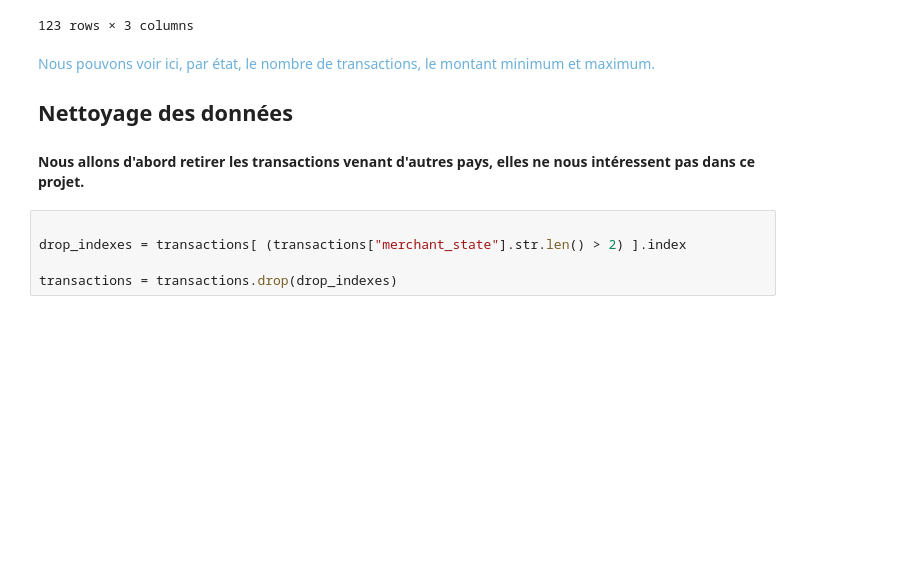
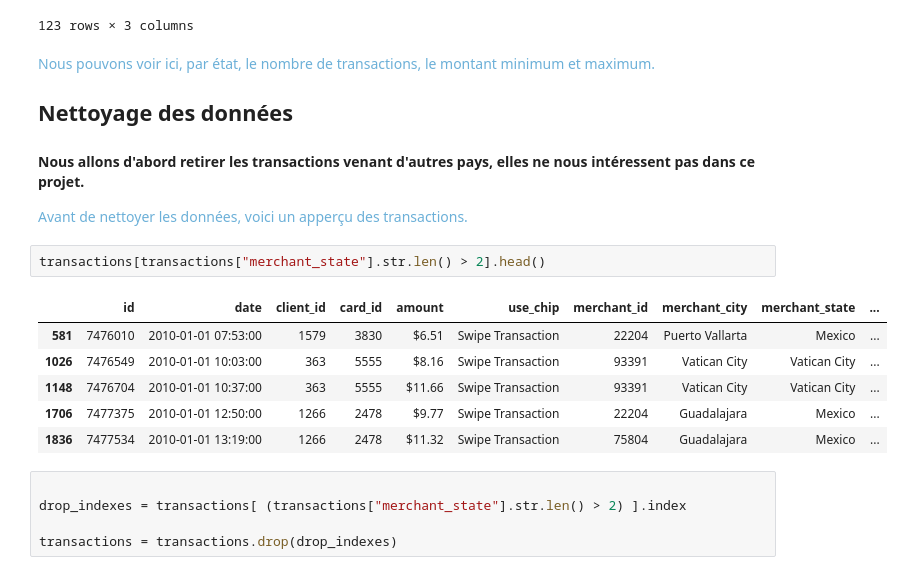
Before and after one commit to etu47734/Projet-Data-Analytics, a Jupyter notebook: init.ipynb, the cells around one changed output. Drawn from its saved outputs; the diff is of its cells as text; blank space fills up the shorter version.

```diff
--- a/init.ipynb
+++ b/init.ipynb
@@ -129,6 +131,17 @@ transactions.groupby(["merchant_state"]).amount.agg([len, min, max])
 ## Nettoyage des données
 
 #### Nous allons d'abord retirer les transactions venant d'autres pays, elles ne nous intéressent pas dans ce projet.
+
+<span style="color: #6cb0d8">Avant de nettoyer les données, voici un apperçu des transactions.</span>
+# %%
+transactions[transactions["merchant_state"].str.len() > 2].head()
+# %% [output]
+|  | id | date | client_id | card_id | amount | use_chip | merchant_id | merchant_city | merchant_state | ... |
+| 581 | 7476010 | 2010-01-01 07:53:00 | 1579 | 3830 | $6.51 | Swipe Transaction | 22204 | Puerto Vallarta | Mexico | ... |
+| 1026 | 7476549 | 2010-01-01 10:03:00 | 363 | 5555 | $8.16 | Swipe Transaction | 93391 | Vatican City | Vatican City | ... |
+| 1148 | 7476704 | 2010-01-01 10:37:00 | 363 | 5555 | $11.66 | Swipe Transaction | 93391 | Vatican City | Vatican City | ... |
+| 1706 | 7477375 | 2010-01-01 12:50:00 | 1266 | 2478 | $9.77 | Swipe Transaction | 22204 | Guadalajara | Mexico | ... |
+| 1836 | 7477534 | 2010-01-01 13:19:00 | 1266 | 2478 | $11.32 | Swipe Transaction | 75804 | Guadalajara | Mexico | ... |
 # %%
 
 drop_indexes = transactions[ (transactions["merchant_state"].str.len() > 2) ].index
```
Also changed, not shown: parts of 10 cells of this notebook.
